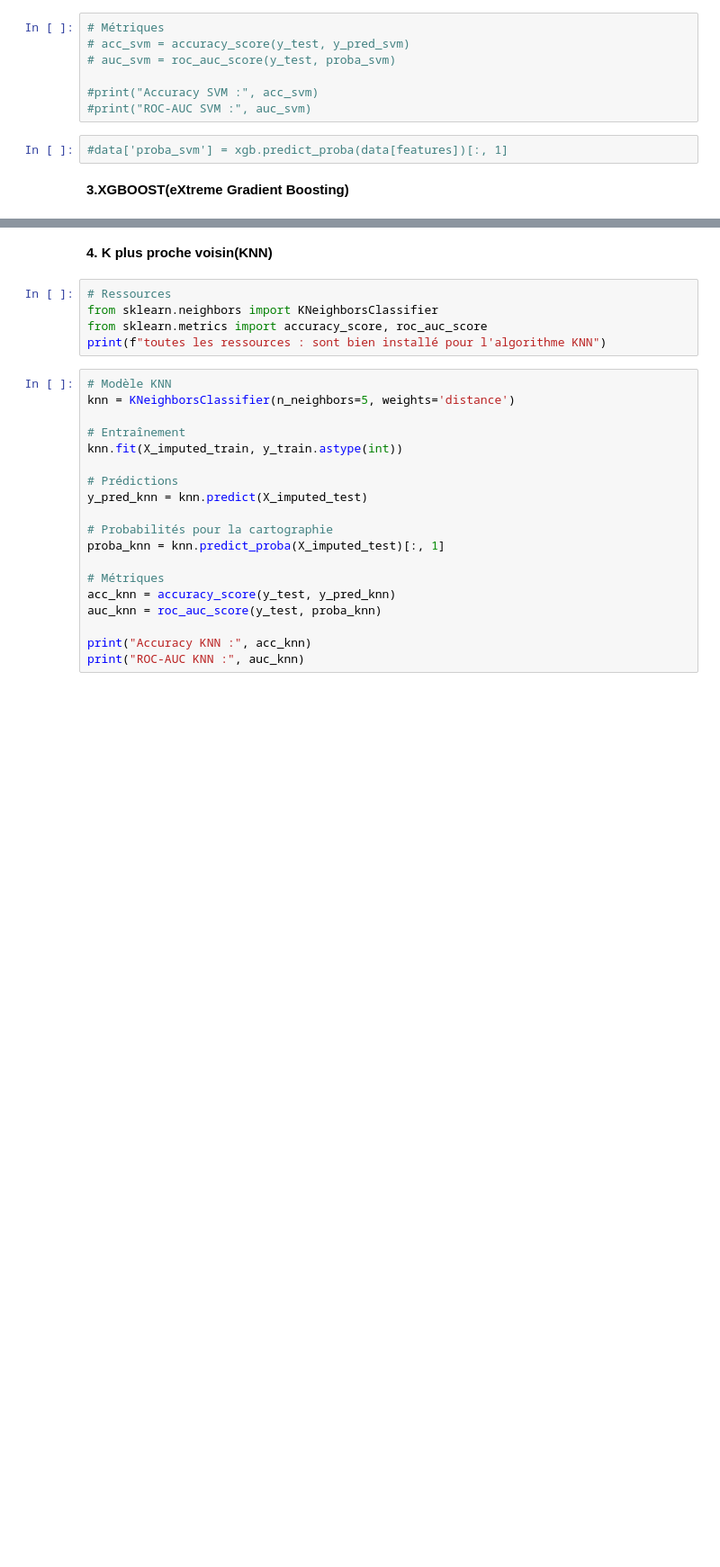
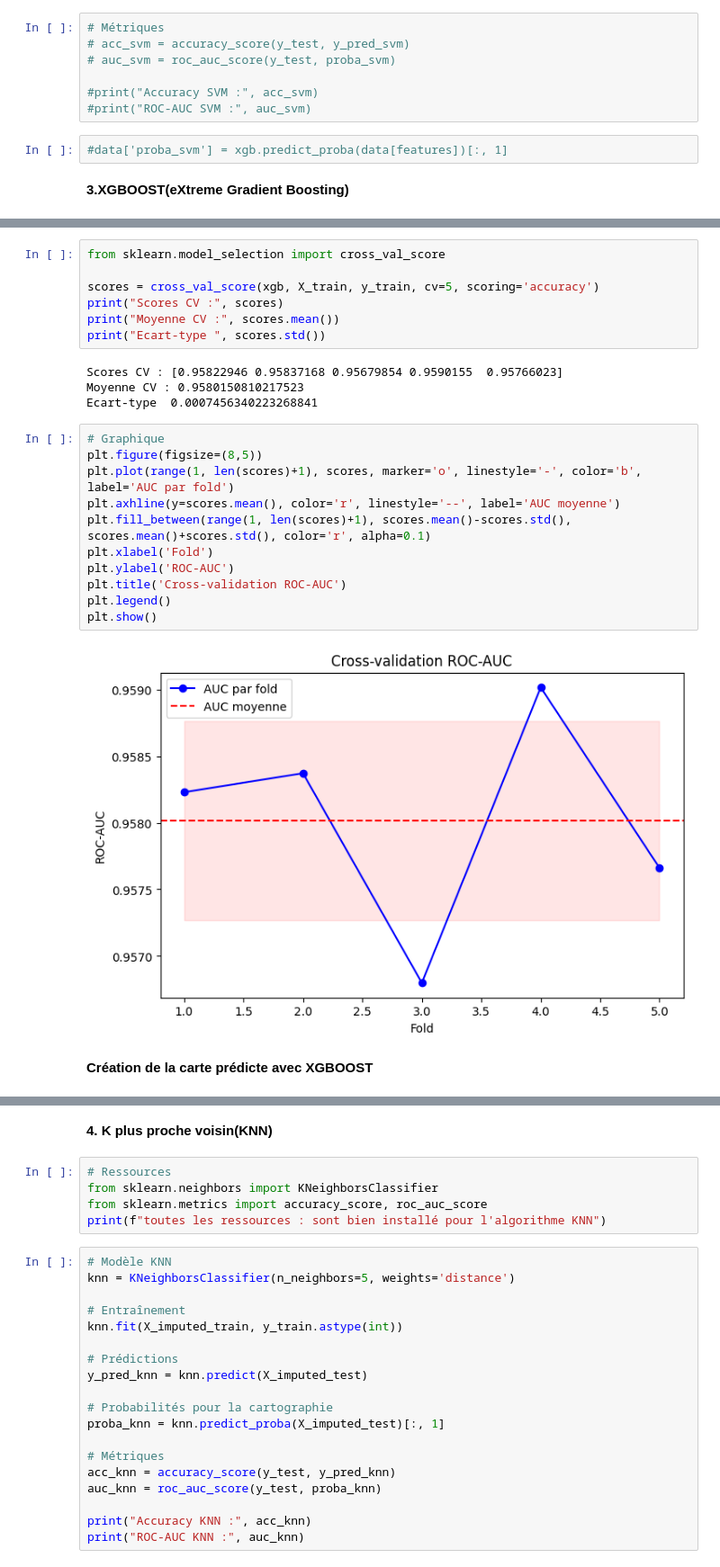
Before and after one commit to Beni25-mak/Travail_memoire_beni_nzimba, a Jupyter notebook: Analysis_29112025_ok.ipynb, the cells around one changed output, grey strips where cells are left out. Shown at 90% size. Drawn from its saved outputs; the diff is of its cells as text; blank space fills up the shorter version.

```diff
--- a/Analysis_29112025_ok.ipynb
+++ b/Analysis_29112025_ok.ipynb
@@ -914,0 +1067,26 @@ data['proba_xgb'] = xgb.predict_proba(data[features])[:, 1]
+# %%
+from sklearn.model_selection import cross_val_score
+
+scores = cross_val_score(xgb, X_train, y_train, cv=5, scoring='accuracy')
+print("Scores CV :", scores)
+print("Moyenne CV :", scores.mean())
+print("Ecart-type ", scores.std())
+# %% [output]
+Scores CV : [0.95822946 0.95837168 0.95679854 0.9590155  0.95766023]
+Moyenne CV : 0.9580150810217523
+Ecart-type  0.0007456340223268841
+# %%
+# Graphique
+plt.figure(figsize=(8,5))
+plt.plot(range(1, len(scores)+1), scores, marker='o', linestyle='-', color='b', label='AUC par fold')
+plt.axhline(y=scores.mean(), color='r', linestyle='--', label='AUC moyenne')
+plt.fill_between(range(1, len(scores)+1), scores.mean()-scores.std(), scores.mean()+scores.std(), color='r', alpha=0.1)
+plt.xlabel('Fold')
+plt.ylabel('ROC-AUC')
+plt.title('Cross-validation ROC-AUC')
+plt.legend()
+plt.show()
+# %% [output]
+[figure, added]
+# %% [markdown]
+**Création de la carte prédicte avec XGBOOST**
```
Also changed, not shown: parts of 40 cells of this notebook.
